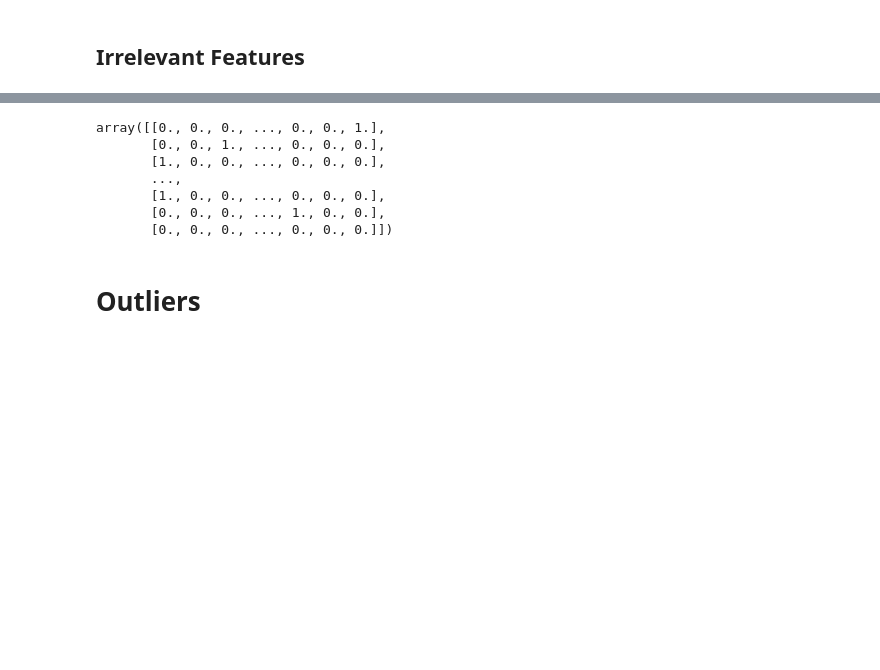
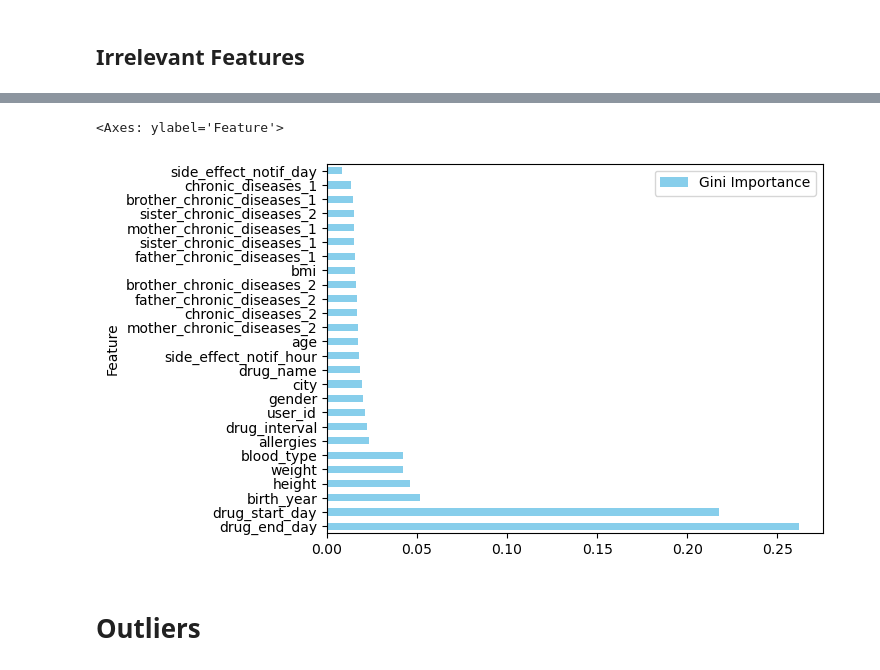
Before and after one commit to yusufmertcel/Pusula_YusufMert_Celikarslan, a Jupyter notebook: data_analysis.ipynb, the cells around one changed output, grey strips where cells are left out. Drawn from its saved outputs; the diff is of its cells as text; code cells hidden in the pictures; blank space fills up the shorter version.

```diff
--- a/data_analysis.ipynb
+++ b/data_analysis.ipynb
@@ -342,13 +299,14 @@ from sklearn.ensemble import RandomForestClassifier
 
 target_var = ["side_effect"]
 
-X_train, y_train = df_train.drop(target_var, axis=1).values, df_train[target_var].values
-X_test, y_test = df_test.drop(target_var, axis=1).values, df_test[target_var].values
+X_train, y_train = df_train.drop(target_var, axis=1), df_train[target_var].values
+X_test, y_test = df_test.drop(target_var, axis=1), df_test[target_var].values
+
+feature_names = X_train.columns.values
 
 X_train = full_pipeline.fit_transform(X_train)
 X_test = full_pipeline.fit_transform(X_test)
 
-feature_names = X_train.columns.values
 
 clf = RandomForestClassifier().fit(X_train, y_train)
 
@@ -360,21 +334,8 @@ ValueError: A given column is not a column of the dataframe
-# %%
-from sklearn.preprocessing import OneHotEncoder, LabelEncoder,
-
-ord_enc = OneHotEncoder()
-nom_cat_attrs = ["sister_chronic_diseases_2"]
-# drug_name sıkıntı, chronin diseases 1 ve 2 diye ayır
-df_train_cat = df_train[nom_cat_attrs]
-
-encoded = ord_enc.fit_transform(df_train_cat)
-encoded.toarray()
-# %% [output]
-array([[0., 0., 0., ..., 0., 0., 1.],
-       [0., 0., 1., ..., 0., 0., 0.],
-       [1., 0., 0., ..., 0., 0., 0.],
-       ...,
-       [1., 0., 0., ..., 0., 0., 0.],
-       [0., 0., 0., ..., 1., 0., 0.],
-       [0., 0., 0., ..., 0., 0., 0.]])
+# %%
+feature_imp_df.plot(kind="barh", x="Feature", y="Gini Importance", color='skyblue')
+# %% [output]
+<Axes: ylabel='Feature'>
+[figure, added]
 # %% [markdown]
 # Outliers
 # %%
```
Also changed, not shown: parts of 18 cells of this notebook.
